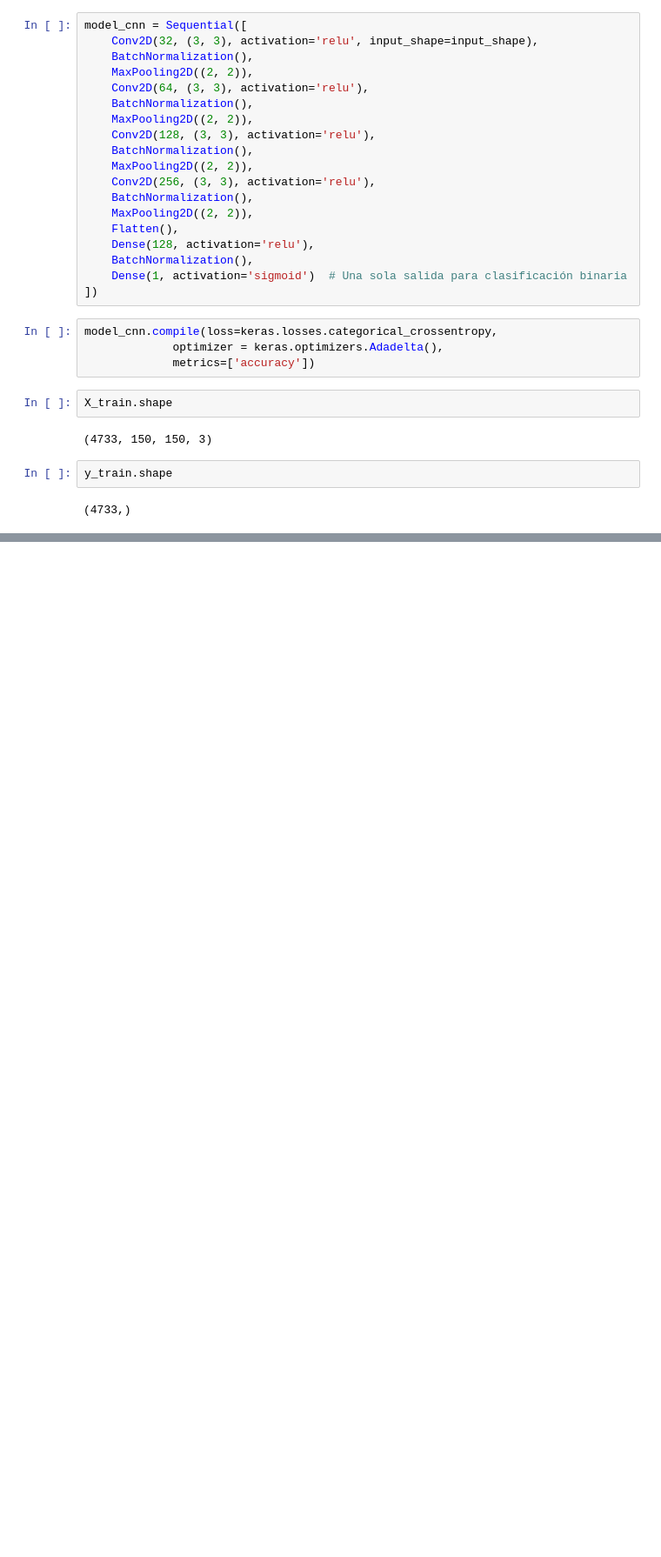
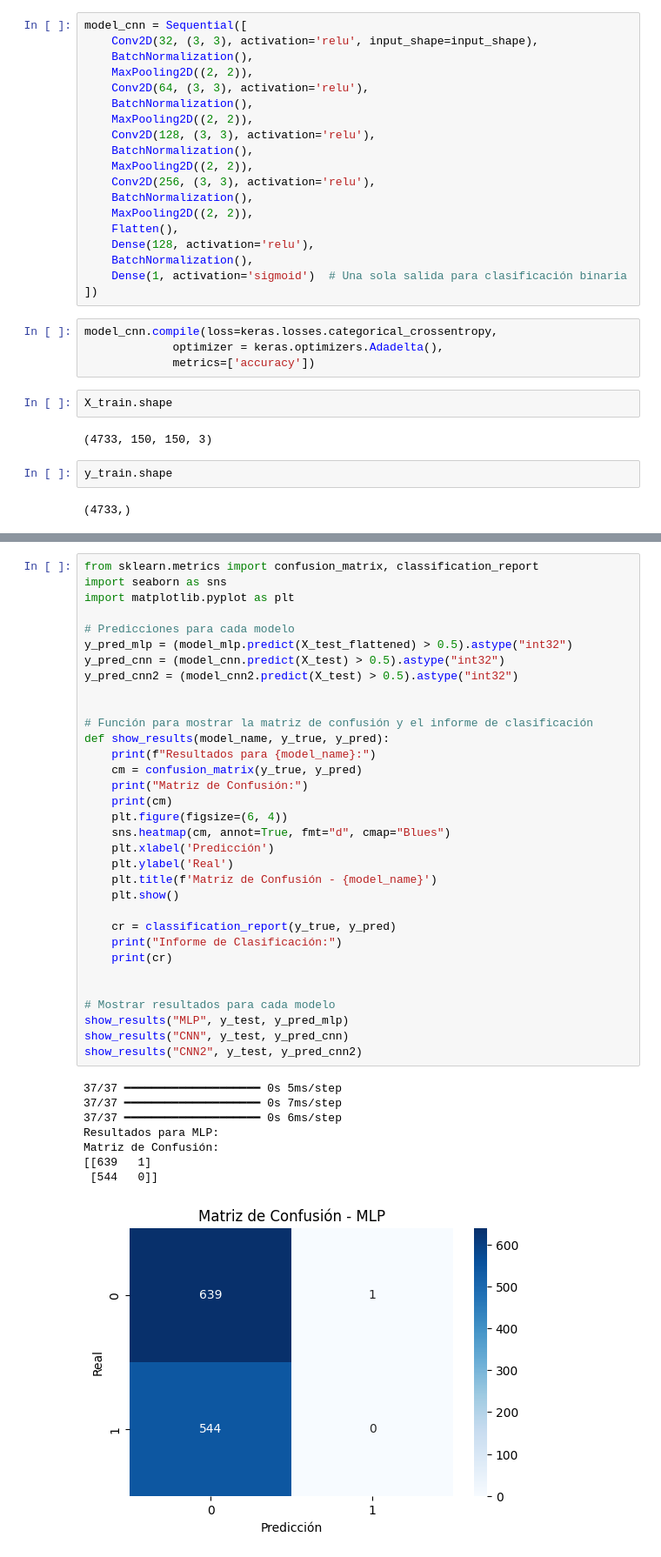
Before and after one commit to DiegoLeonG96/Tarea2_MLA, a Jupyter notebook: Tarea_2_MLA.ipynb, the cells around one changed output, grey strips where cells are left out. Shown: that part at 87% size. Saved outputs shown, nothing was run; the diff lists cells and outputs as text; blank space fills up the shorter version.

Commit message:
Se agregar estructura de informe Se añade segundo modelo de CNN Se agregan classification report y matrices de confusión para los 3 modelos

```diff
--- a/Tarea_2_MLA.ipynb
+++ b/Tarea_2_MLA.ipynb
@@ -234,0 +334,42 @@ Test accuracy: 0.81
+# %%
+from sklearn.metrics import confusion_matrix, classification_report
+import seaborn as sns
+import matplotlib.pyplot as plt
+
+# Predicciones para cada modelo
+y_pred_mlp = (model_mlp.predict(X_test_flattened) > 0.5).astype("int32")
+y_pred_cnn = (model_cnn.predict(X_test) > 0.5).astype("int32")
+y_pred_cnn2 = (model_cnn2.predict(X_test) > 0.5).astype("int32")
+
+
+# Función para mostrar la matriz de confusión y el informe de clasificación
+def show_results(model_name, y_true, y_pred):
+    print(f"Resultados para {model_name}:")
+    cm = confusion_matrix(y_true, y_pred)
+    print("Matriz de Confusión:")
+    print(cm)
+    plt.figure(figsize=(6, 4))
+    sns.heatmap(cm, annot=True, fmt="d", cmap="Blues")
+    plt.xlabel('Predicción')
+    plt.ylabel('Real')
+    plt.title(f'Matriz de Confusión - {model_name}')
+    plt.show()
+
+    cr = classification_report(y_true, y_pred)
+    print("Informe de Clasificación:")
+    print(cr)
+
+
+# Mostrar resultados para cada modelo
+show_results("MLP", y_test, y_pred_mlp)
+show_results("CNN", y_test, y_pred_cnn)
+show_results("CNN2", y_test, y_pred_cnn2)
+# %% [output]
+37/37 ━━━━━━━━━━━━━━━━━━━━ 0s 5ms/step
+37/37 ━━━━━━━━━━━━━━━━━━━━ 0s 7ms/step
+37/37 ━━━━━━━━━━━━━━━━━━━━ 0s 6ms/step
+Resultados para MLP:
+Matriz de Confusión:
+[[639   1]
+ [544   0]]
+[figure, added]
```
Also changed, not shown: parts of 16 cells of this notebook.
